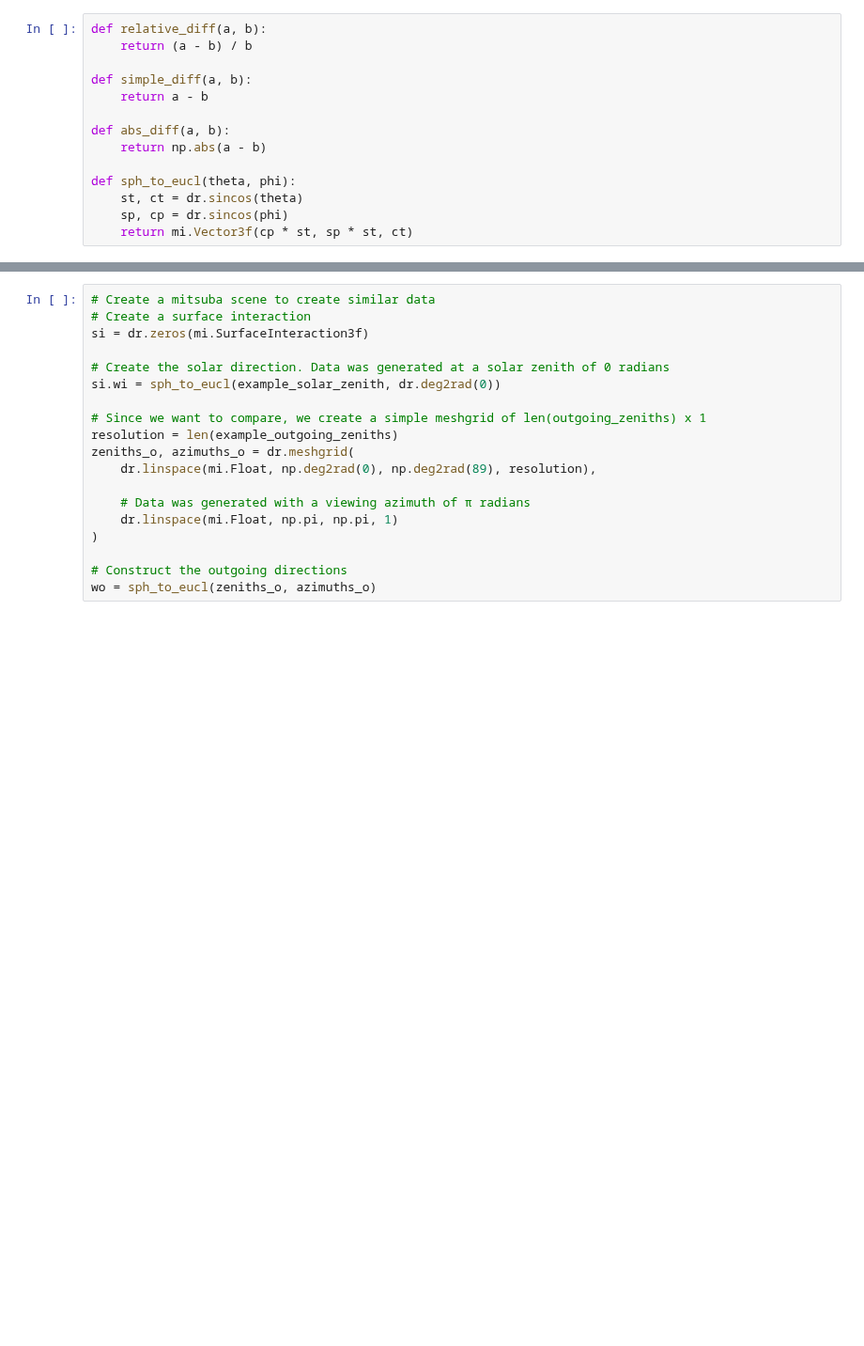
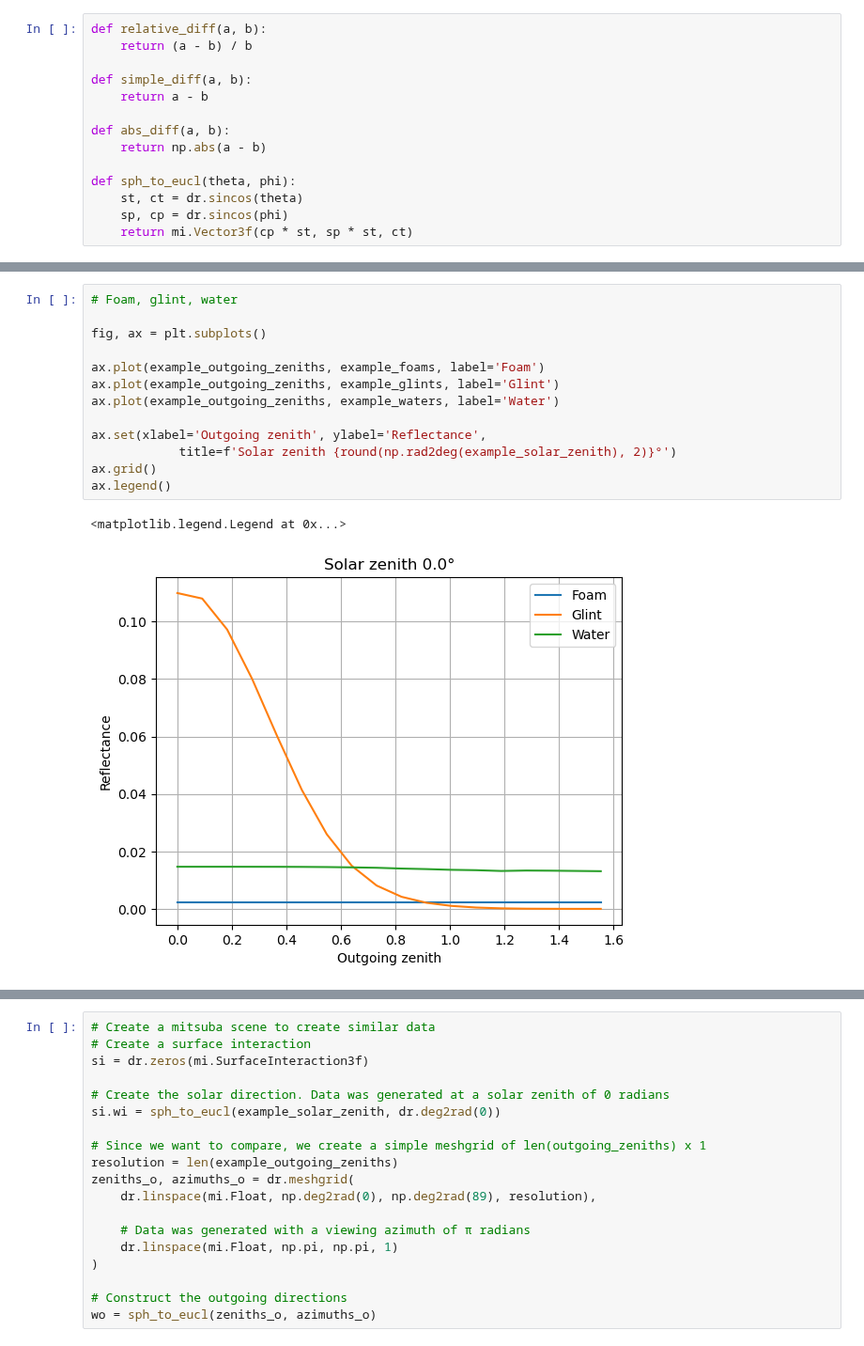
Before and after one commit to PolyRocketMatt/eradiate, a Jupyter notebook: notebooks/mitsuba_6s_comp.ipynb, the cells around one changed output, grey strips where cells are left out. Shown at 94% size. Drawn from its saved outputs; the diff is of its cells as text; blank space fills up the shorter version.

```diff
--- a/notebooks/mitsuba_6s_comp.ipynb
+++ b/notebooks/mitsuba_6s_comp.ipynb
@@ -67,0 +92,16 @@ dict_keys(['0.0', '0.017453292519943295', '0.03490658503988659', '0.052359877559
+# %%
+# Foam, glint, water
+
+fig, ax = plt.subplots()
+
+ax.plot(example_outgoing_zeniths, example_foams, label='Foam')
+ax.plot(example_outgoing_zeniths, example_glints, label='Glint')
+ax.plot(example_outgoing_zeniths, example_waters, label='Water')
+
+ax.set(xlabel='Outgoing zenith', ylabel='Reflectance',
+            title=f'Solar zenith {round(np.rad2deg(example_solar_zenith), 2)}°')
+ax.grid()
+ax.legend()
+# %% [output]
+<matplotlib.legend.Legend at 0x...>
+[figure, added]
```
Also changed, not shown: parts of 5 cells of this notebook, 3 other files.
